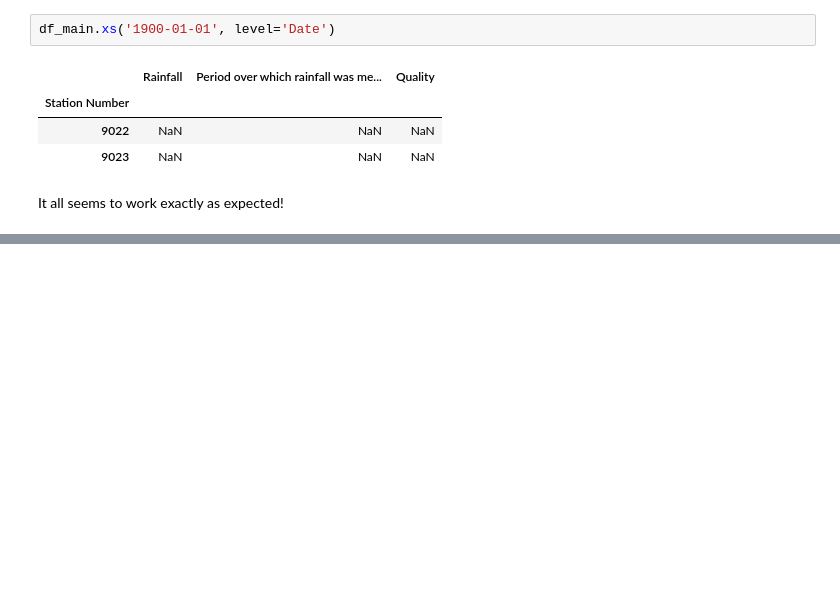
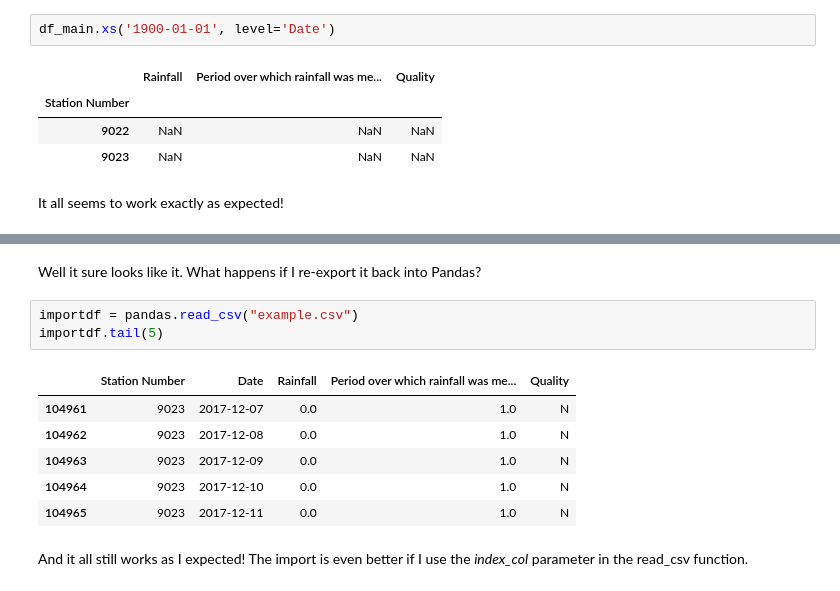
Before and after one commit to kmiller96/PythonWeatherDataScraper, a Jupyter notebook: ProofOfConcept.ipynb, the cells around one changed output, grey strips where cells are left out. Drawn from its saved outputs; the diff is of its cells as text; blank space fills up the shorter version.

Commit message:
Added section on Exporting The Result

```diff
--- a/ProofOfConcept.ipynb
+++ b/ProofOfConcept.ipynb
@@ -444,0 +467,14 @@ It all seems to work exactly as expected!
+# %% [markdown]
+Well it sure looks like it. What happens if I re-export it back into Pandas?
+# %%
+importdf = pandas.read_csv("example.csv")
+importdf.tail(5)
+# %% [output]
+|  | Station Number | Date | Rainfall | Period over which rainfall was me... | Quality |
+| 104961 | 9023 | 2017-12-07 | 0.0 | 1.0 | N |
+| 104962 | 9023 | 2017-12-08 | 0.0 | 1.0 | N |
+| 104963 | 9023 | 2017-12-09 | 0.0 | 1.0 | N |
+| 104964 | 9023 | 2017-12-10 | 0.0 | 1.0 | N |
+| 104965 | 9023 | 2017-12-11 | 0.0 | 1.0 | N |
+# %% [markdown]
+And it all still works as I expected! The import is even better if I use the *index_col* parameter in the read_csv function.
```
Also changed, not shown: parts of 4 cells of this notebook.
